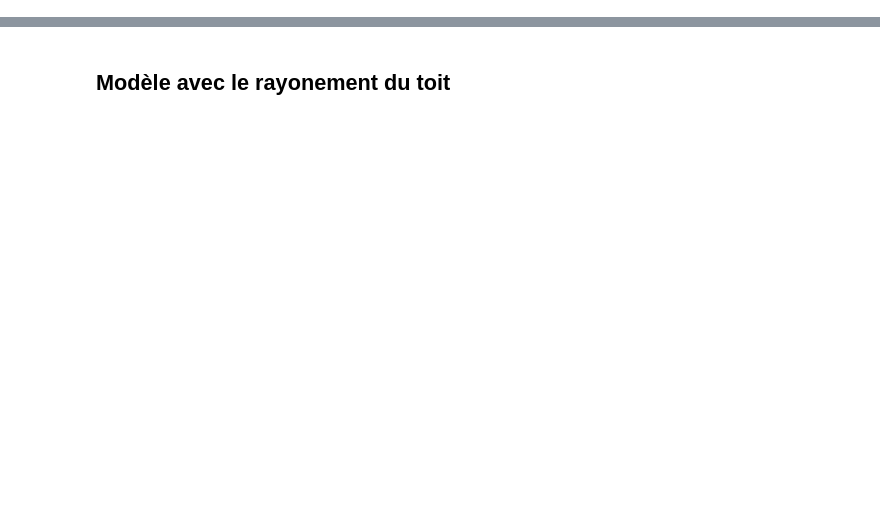
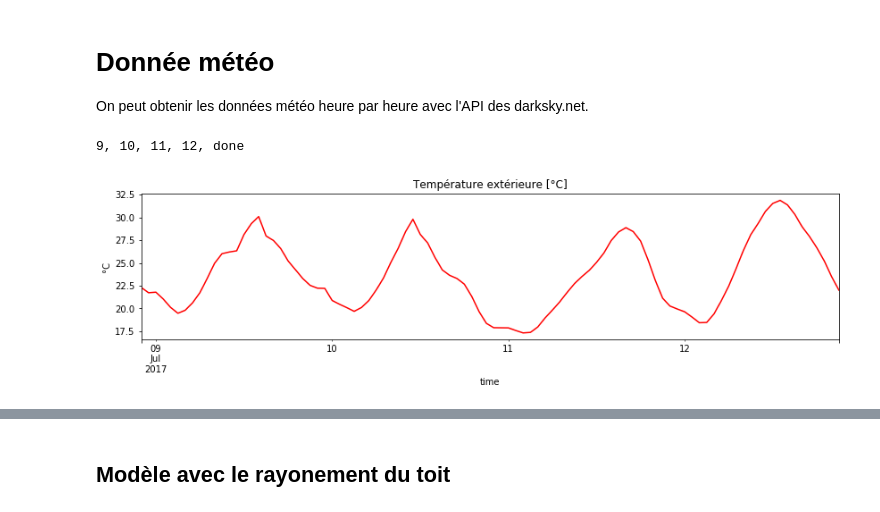
Before and after one commit to xdze2/thermique_appart, a Jupyter notebook: Model02_tuile.ipynb, the cells around one changed output, grey strips where cells are left out. Drawn from its saved outputs; the diff is of its cells as text; code cells hidden in the pictures; blank space fills up the shorter version.

Commit message:
clean & modif in data darksky ??

```diff
--- a/Model02_tuile.ipynb
+++ b/Model02_tuile.ipynb
@@ -131,0 +35,22 @@ Ttuile.plot(figsize=(14, 4) ); plt.ylabel('T_tuile °C');
+# %%
+coords_gps = (45.1973288, 5.7139923)
+
+startday = pd.to_datetime('25/06/2017', format='%d/%m/%Y').tz_localize('Europe/Paris')
+lastday = pd.to_datetime( '01/07/2017', format='%d/%m/%Y').tz_localize('Europe/Paris')
+
+
+startday = pd.to_datetime('09/07/2017', format='%d/%m/%Y').tz_localize('Europe/Paris')
+lastday = pd.to_datetime( '12/07/2017', format='%d/%m/%Y').tz_localize('Europe/Paris')
+# %% [markdown]
+# Donnée météo
+
+On peut obtenir les données météo heure par heure avec l'API des darksky.net.
+# %%
+# téléchargement des données:
+data = wf.buildmultidayDF(startday, lastday, coords_gps )
+# %% [output]
+9, 10, 11, 12, done
+# %%
+data['temperature'].plot(figsize=(14, 3), color='r' );  plt.ylabel('°C'); plt.title('Température extérieure [°C]');
+# %% [output]
+[figure, added]
```
Also changed, not shown: parts of 64 cells of this notebook.
